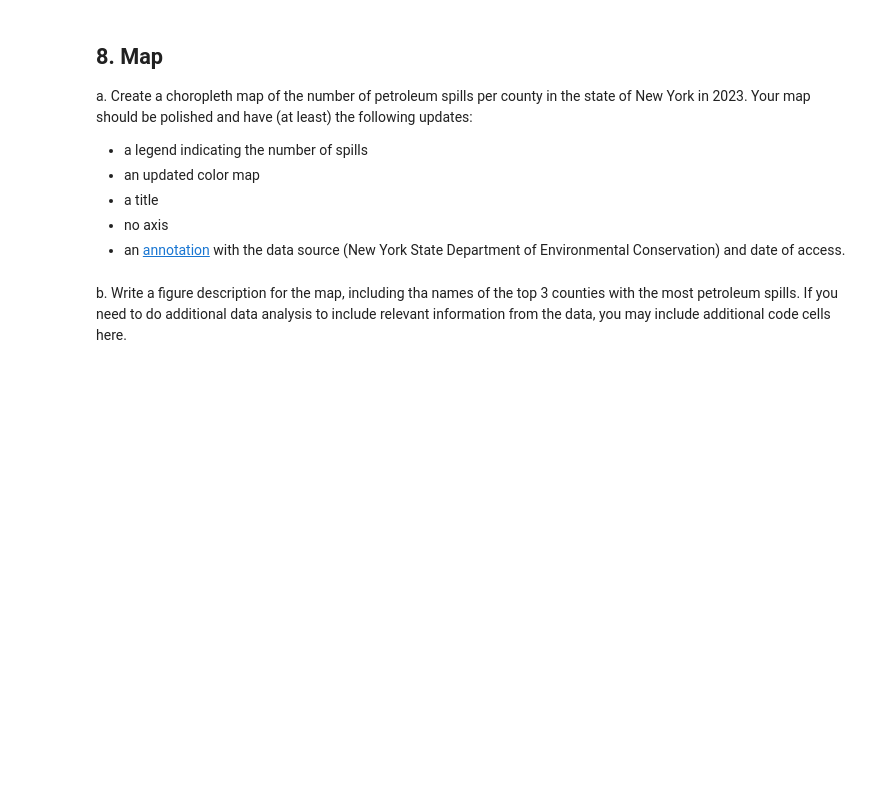
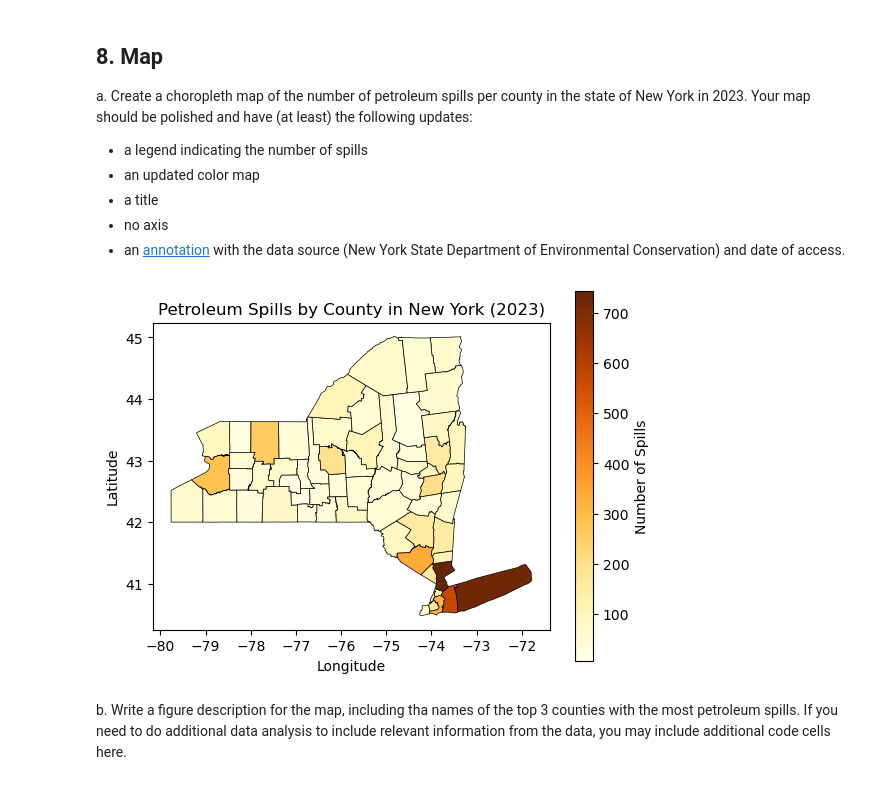
Before and after one commit to jorb1/eds220-hwk3, a Jupyter notebook: hwk3-task2-oil-spills.ipynb, the cells around one changed output. Saved outputs shown, nothing was run; the diff lists cells and outputs as text; code cells hidden in the pictures; blank space fills up the shorter version.

```diff
--- a/hwk3-task2-oil-spills.ipynb
+++ b/hwk3-task2-oil-spills.ipynb
@@ -560,3 +558,26 @@ Your map should be polished and have (at least) the following updates:
+# %%
+# a.
+# Plot the data!
+fig, ax = plt.subplots()
+
+ax = ny_counties.plot( ax=ax,
+                      column='n_spills',         # Column to color by
+                      legend=True,
+                      legend_kwds={'label': "Number of Spills"},
+                      cmap='YlOrBr',               # Color map (e.g., 'OrRd' for orange-red)
+                      edgecolor='black',         # Color for county borders
+                      linewidth=0.5              # Border line width
+)
+
+# Add a title and axis labels
+ax.set_title("Petroleum Spills by County in New York (2023)", fontsize=12)
+ax.set_xlabel("Longitude", fontsize=10)
+ax.set_ylabel("Latitude", fontsize=10)
+
+# Show the plot with customizations
+plt.show()
+# %% [output]
+[figure, added]
 # %% [markdown]
 <!-- END QUESTION -->
 
```
Also changed, not shown: parts of 1 cell of this notebook.
